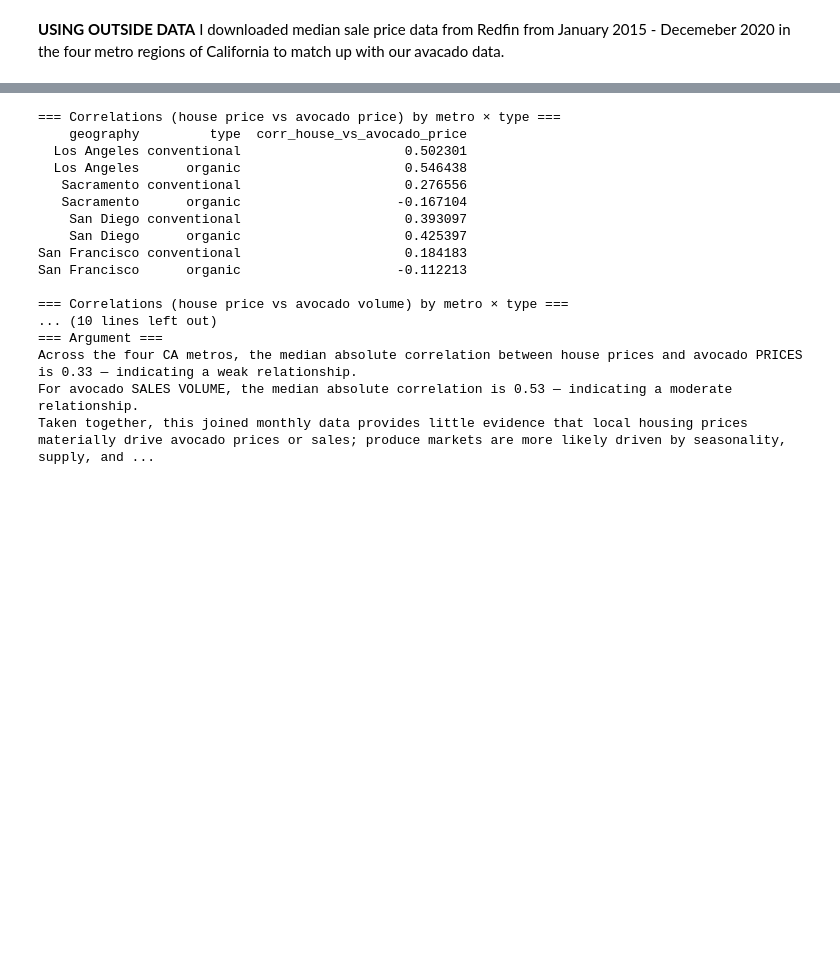
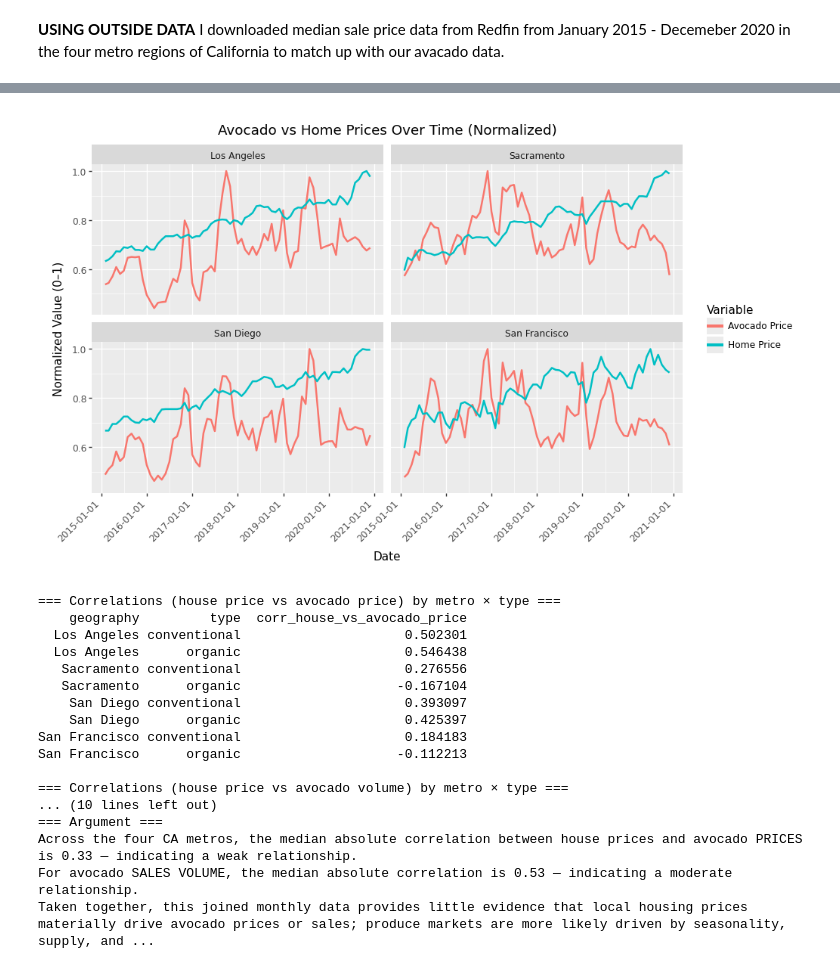
Before and after one commit to tyleroberts4/GSB_544, a Jupyter notebook: LAB2.ipynb, the cells around one changed output, grey strips where cells are left out. Cells and saved outputs as stored; diff of their text form; code cells hidden in the pictures; blank space fills up the shorter version.

```diff
--- a/LAB2.ipynb
+++ b/LAB2.ipynb
@@ -284,0 +239,84 @@ p
+# %%
+from pandas.tseries.offsets import MonthEnd
+
+# chat fixed issue with reading the csv
+df_housing = pd.read_csv('med_sale_price (1).csv', encoding='utf-16', sep=None, engine='python')
+
+df_housing.columns = df_housing.iloc[0]
+df_housing = df_housing.iloc[1:].rename(columns={df_housing.columns[0]: "Region"})
+housing_long = df_housing.melt(
+    id_vars=['Region'],
+    var_name='month_label',
+    value_name='median_home_price'
+)
+
+housing_long['median_home_price'] = (
+    housing_long['median_home_price']
+    .replace('[\\$,K]', '', regex=True)
+    .astype(float) * 1000
+)
+
+housing_long['date_m'] = pd.to_datetime(
+    housing_long['month_label'],
+    format='%b-%y',
+    errors='coerce'
+) + MonthEnd(0)
+
+housing_long['geography'] = housing_long["Region"].str.replace(
+    ', CA metro area', '', regex=False
+).str.strip()
+
+housing_long = housing_long[['geography', 'date_m', 'median_home_price']].dropna(subset=['date_m'])
+
+avocado_ca = avocado_ca.copy()
+avocado_ca.columns = avocado_ca.columns.astype(str).str.strip()
+
+# chat helped me fix problems with joining and the date of the entries
+date_col = next((c for c in avocado_ca.columns if c.lower() == 'date'), None)
+if date_col is None:
+    candidates = [c for c in avocado_ca.columns if c.lower() in ('period_end', 'week', 'timestamp')]
+    if not candidates:
+        raise ValueError(f"No date-like column found in avocado_ca. Columns: {avocado_ca.columns.tolist()}")
+    date_col = candidates[0]
+
+# Parse avocado date and roll up to month-end
+avocado_ca['date'] = pd.to_datetime(avocado_ca[date_col])
+avocado_m = (
+    avocado_ca
+    .assign(date_m=avocado_ca['date'] + MonthEnd(0))
+    .groupby(['geography', 'date_m'], as_index=False)
+    .agg(
+        average_price=('average_price', 'mean'),
+        total_volume=('total_volume', 'sum')
+    )
+)
+
+# join on inner so we don't have entries with na values
+joined = avocado_m.merge(housing_long, on=['geography', 'date_m'], how='inner')
+print(joined.head())
+
+joined_norm = joined.copy()
+
+# normalize the prices to get more meaningful comparisons
+max_avocado = joined_norm.groupby('geography')['average_price'].transform('max')
+max_home = joined_norm.groupby('geography')['median_home_price'].transform('max')
+joined_norm['avg_price_norm'] = joined_norm['average_price'] / max_avocado
+joined_norm['home_price_norm'] = joined_norm['median_home_price'] / max_home
+
+(
+    ggplot(joined_norm, aes(x='date_m'))
+    + geom_line(aes(y='avg_price_norm', color='"Avocado Price"'), size=1)
+    + geom_line(aes(y='home_price_norm', color='"Home Price"'), size=1)
+    + facet_wrap('~geography')
+    + labs(
+        title='Avocado vs Home Prices Over Time (Normalized)',
+        x='Date',
+        y='Normalized Value (0–1)',
+        color='Variable'
+    )
+    + theme(
+        axis_text_x=element_text(rotation=45, ha='right'),
+        figure_size=(10, 6)
+    )
+)
+# %% [output]
@@ -285,3 +329,4 @@ p
+[figure, added]
 # %%
 #Chat helped me create these correlation matrix which helps show the relationship between housing prices and avocado prices. I wasn't sure how to do this without using CHATGPT.
 def summarize_corr(df, col):
```
Also changed, not shown: parts of 5 cells of this notebook, 18 other files.
